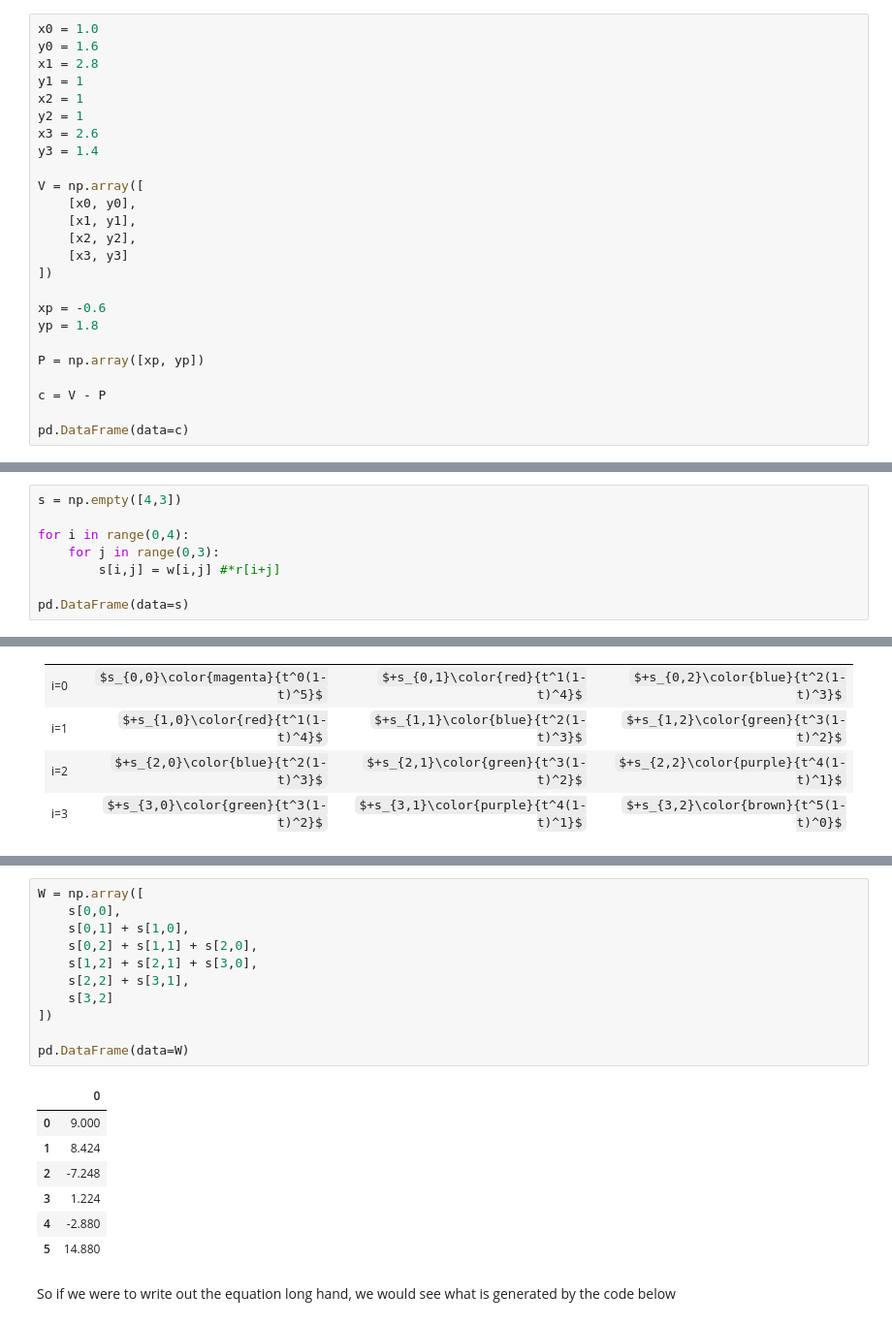
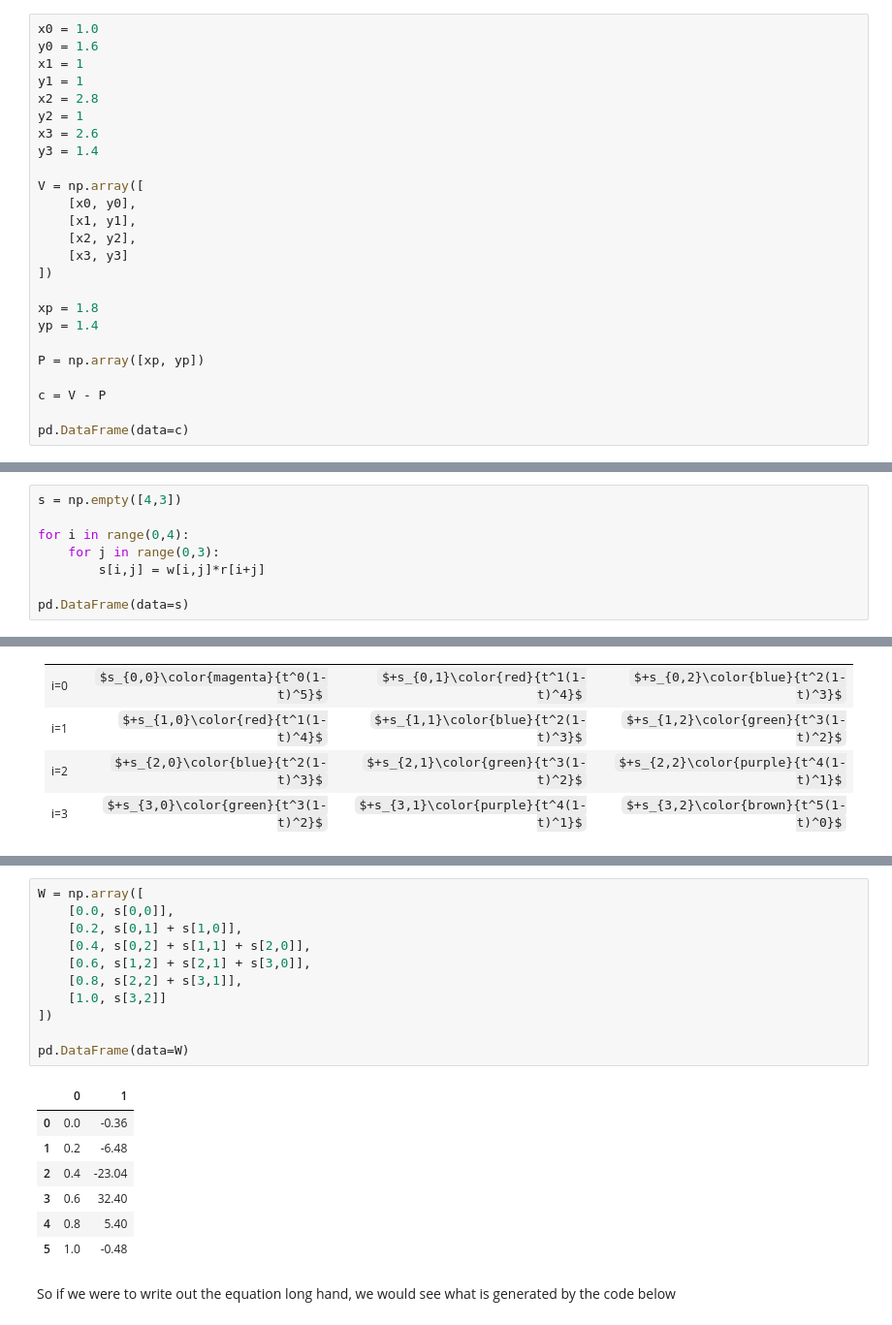
Before and after one commit to darrenstarr/JupyterNotebooks, a Jupyter notebook: Curves/curve1.ipynb, the cells around one changed output, grey strips where cells are left out. Shown at 97% size. Drawn from its saved outputs; the diff is of its cells as text; some formulas as TeX source.

```diff
--- a/Curves/curve1.ipynb
+++ b/Curves/curve1.ipynb
@@ -592,9 +594,9 @@ Assuming the curve seen above, let's initialize some data. I've intentionally be
 # %%
 x0 = 1.0
 y0 = 1.6
-x1 = 2.8
+x1 = 1
 y1 = 1
-x2 = 1
+x2 = 2.8
 y2 = 1
 x3 = 2.6
 y3 = 1.4
@@ -606,8 +608,8 @@ V = np.array([
     [x3, y3]
 ])
 
-xp = -0.6
-yp = 1.8
+xp = 1.8
+yp = 1.4
 
 P = np.array([xp, yp])
 
@@ -783,7 +785,7 @@ s = np.empty([4,3])
 
 for i in range(0,4):
     for j in range(0,3):
-        s[i,j] = w[i,j] #*r[i+j]
+        s[i,j] = w[i,j]*r[i+j]
 
 pd.DataFrame(data=s)
 # %% [output]
@@ -860,22 +877,22 @@ And here's the code to do precisely the same thing
 # %%
 W = np.array([
-    s[0,0],
-    s[0,1] + s[1,0],
-    s[0,2] + s[1,1] + s[2,0],
-    s[1,2] + s[2,1] + s[3,0],
-    s[2,2] + s[3,1],
-    s[3,2]
+    [0.0, s[0,0]],
+    [0.2, s[0,1] + s[1,0]],
+    [0.4, s[0,2] + s[1,1] + s[2,0]],
+    [0.6, s[1,2] + s[2,1] + s[3,0]],
+    [0.8, s[2,2] + s[3,1]],
+    [1.0, s[3,2]]
 ])
 
 pd.DataFrame(data=W)
 # %% [output]
-|  | 0 |
-| 0 | 9.000 |
-| 1 | 8.424 |
-| 2 | -7.248 |
-| 3 | 1.224 |
-| 4 | -2.880 |
-| 5 | 14.880 |
+|  | 0 | 1 |
+| 0 | 0.0 | -0.36 |
+| 1 | 0.2 | -6.48 |
+| 2 | 0.4 | -23.04 |
+| 3 | 0.6 | 32.40 |
+| 4 | 0.8 | 5.40 |
+| 5 | 1.0 | -0.48 |
 # %% [markdown]
 So if we were to write out the equation long hand, we would see what is generated by the code below
 # %%
```
Also changed, not shown: parts of 12 cells of this notebook, 2 other files.
